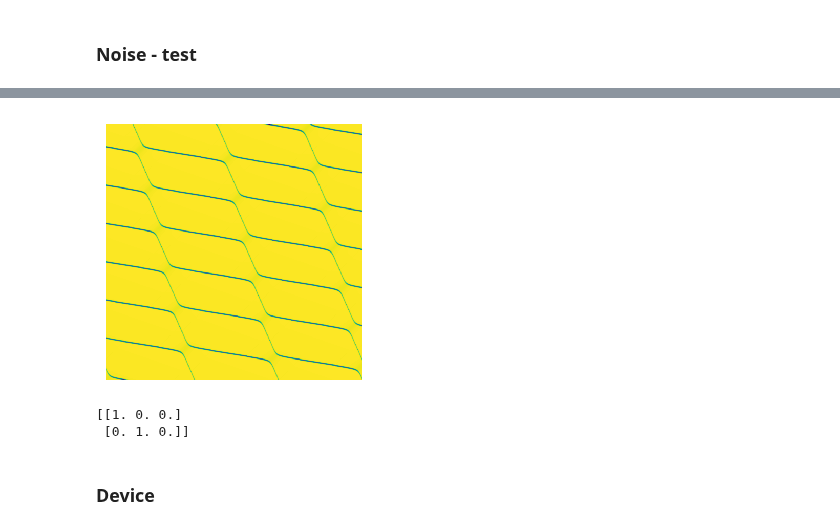
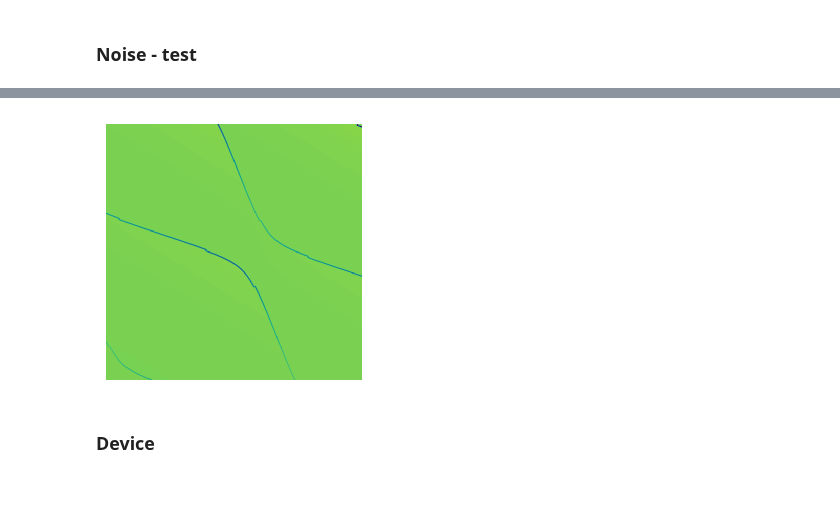
Before and after one commit to KREFT-QS-13/learning-QDs-parameters, a Jupyter notebook: example.ipynb, the cells around one changed output, grey strips where cells are left out. Drawn from its saved outputs; the diff is of its cells as text; code cells hidden in the pictures; blank space fills up the shorter version.

Commit message:
Works. Fix the not-noise case

```diff
--- a/example.ipynb
+++ b/example.ipynb
@@ -226,3 +135,14 @@ sensor_config = {
+# %%
+c.NOISE = True
+S = 1
+device = np.array([[1,1]])
+N = len(u.get_dots_indices(device))
+K = S+N
+
+config_tuple = (K,N,S)
+
+C_DD, C_DG = u.generate_capacitance_matrices(device, config_tuple)
+capacitance_config, tunneling_config, sensor_config = u.generate_experiment_config(C_DD, C_DG, config_tuple, device)
 # %%
 experiment = Experiment(capacitance_config=capacitance_config,
                         tunneling_config=tunneling_config,
@@ -281,15 +197,15 @@ plt.show()
 # %%
-c.set_global_NOISE(True)
-print(c.get_global_S())
+c.NOISE = True
 
 x_vol = np.linspace(0, 0.05, 500)
 y_vol = np.linspace(0, 0.05, 500)
 ks = 0
 device = np.array([[1,1]])
 
-c.set_global_S(1)
-c.set_global_N(len(u.get_dots_indices(device)))
-# c.set_global_K(c.N+c.S)
+S=1
+N=len(u.get_dots_indices(device))
+K=N+S
+config_tuple = (K,N,S)
 
-C_DD, C_DG, ks, cut, x, y, csd, poly, sensor, device = u.generate_dataset(x_vol, y_vol, ks, device)
+C_DD, C_DG, ks, cut, x, y, csd, poly, sensor, device = u.generate_dataset(x_vol, y_vol, ks, device, config_tuple)
 # %% [output]
@@ -327,19 +270,9 @@ array([[1., 1.]])
 # %%
 %matplotlib inline
 plt.figure(figsize=(c.RESOLUTION/c.DPI, c.RESOLUTION/c.DPI), dpi=c.DPI)
-plt.pcolormesh(np.gradient(sensor,axis=0))
+plt.pcolormesh(np.gradient(sensor,axis=0) + np.gradient(sensor,axis=1)  )
 plt.axis('off')
 plt.tight_layout(pad=0)
 plt.show()
 # %% [output]
-[figure, old version]
+[figure, new version]
-# %%
-cut = np.zeros((2,c.K))
-indices = np.random.choice(np.arange(c.N), 2, replace=False)
-cut[tuple(zip(*enumerate(indices)))] = 1
-cut = cut[np.argmax(cut, axis=1).argsort()]
-
-print(cut)
-# %% [output]
-[[1. 0. 0.]
- [0. 1. 0.]]
```
Also changed, not shown: parts of 37 cells of this notebook, 4 other files.
